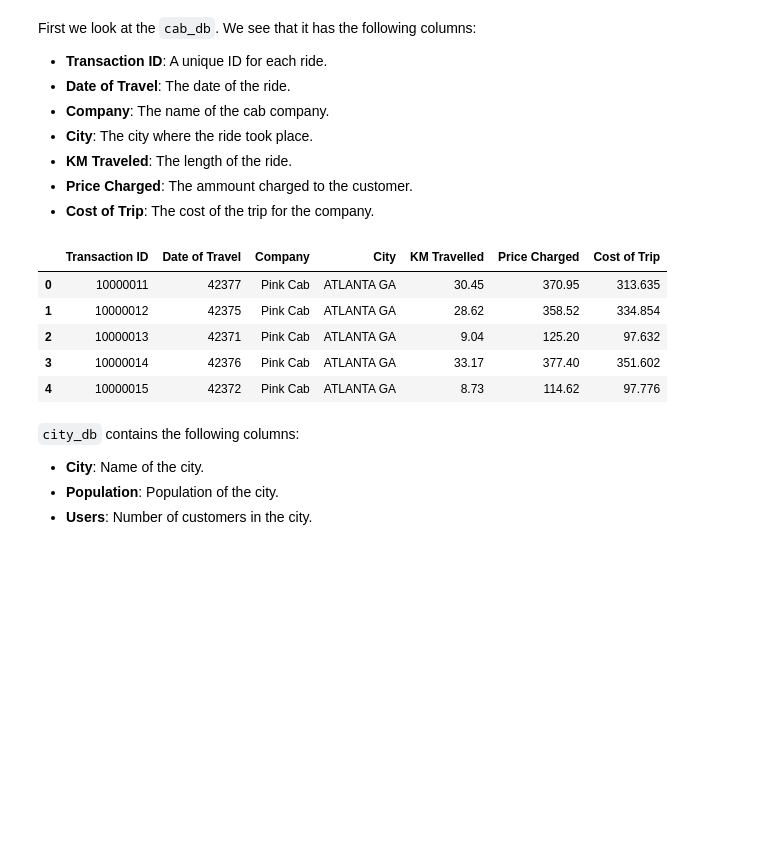
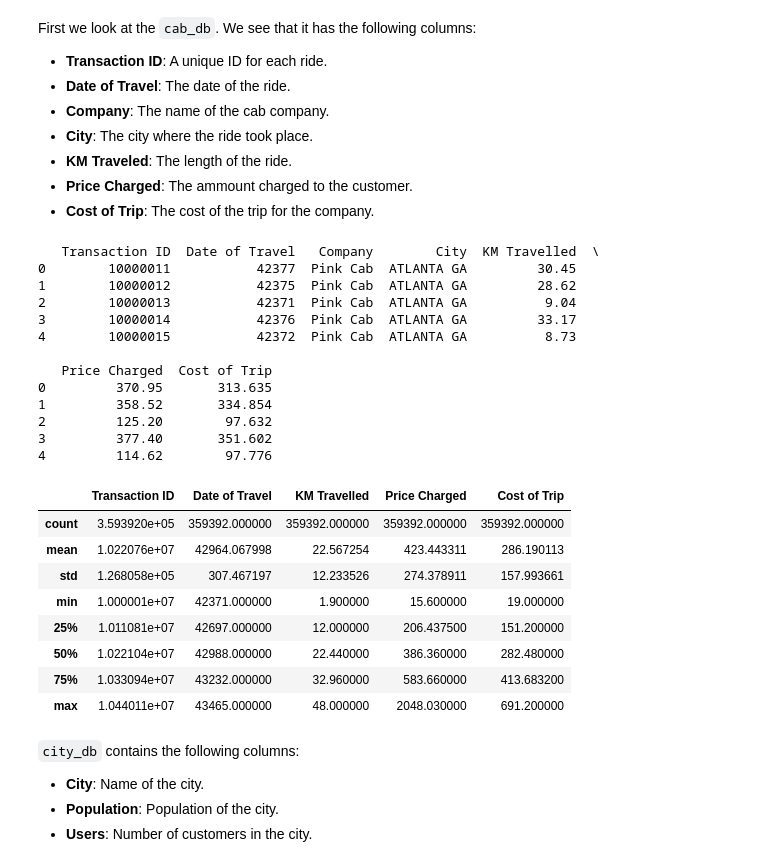
Before and after one commit to TheHamhams/taxi, a Jupyter notebook: taxi_notebook.ipynb, the cells around one changed output. Saved outputs shown, nothing was run; the diff lists cells and outputs as text; code cells hidden in the pictures; blank space fills up the shorter version.

```diff
--- a/taxi_notebook.ipynb
+++ b/taxi_notebook.ipynb
@@ -40,14 +39,31 @@ First we look at the `cab_db`. We see that it has the following columns:
 - **Price Charged**: The ammount charged to the customer.
 - **Cost of Trip**: The cost of the trip for the company.
 # %%
-cab_db.head()
+print(cab_db.head())
+cab_db.describe()
 # %% [output]
+   Transaction ID  Date of Travel   Company        City  KM Travelled  \
+0        10000011           42377  Pink Cab  ATLANTA GA         30.45
+1        10000012           42375  Pink Cab  ATLANTA GA         28.62
+2        10000013           42371  Pink Cab  ATLANTA GA          9.04
+3        10000014           42376  Pink Cab  ATLANTA GA         33.17
+4        10000015           42372  Pink Cab  ATLANTA GA          8.73
+
+   Price Charged  Cost of Trip
+0         370.95       313.635
+1         358.52       334.854
+2         125.20        97.632
+3         377.40       351.602
+4         114.62        97.776
-|  | Transaction ID | Date of Travel | Company | City | KM Travelled | Price Charged | Cost of Trip |
-| 0 | 10000011 | 42377 | Pink Cab | ATLANTA GA | 30.45 | 370.95 | 313.635 |
-| 1 | 10000012 | 42375 | Pink Cab | ATLANTA GA | 28.62 | 358.52 | 334.854 |
-| 2 | 10000013 | 42371 | Pink Cab | ATLANTA GA | 9.04 | 125.20 | 97.632 |
-| 3 | 10000014 | 42376 | Pink Cab | ATLANTA GA | 33.17 | 377.40 | 351.602 |
-| 4 | 10000015 | 42372 | Pink Cab | ATLANTA GA | 8.73 | 114.62 | 97.776 |
+|  | Transaction ID | Date of Travel | KM Travelled | Price Charged | Cost of Trip |
+| count | 3.593920e+05 | 359392.000000 | 359392.000000 | 359392.000000 | 359392.000000 |
+| mean | 1.022076e+07 | 42964.067998 | 22.567254 | 423.443311 | 286.190113 |
+| std | 1.268058e+05 | 307.467197 | 12.233526 | 274.378911 | 157.993661 |
+| min | 1.000001e+07 | 42371.000000 | 1.900000 | 15.600000 | 19.000000 |
+| 25% | 1.011081e+07 | 42697.000000 | 12.000000 | 206.437500 | 151.200000 |
+| 50% | 1.022104e+07 | 42988.000000 | 22.440000 | 386.360000 | 282.480000 |
+| 75% | 1.033094e+07 | 43232.000000 | 32.960000 | 583.660000 | 413.683200 |
+| max | 1.044011e+07 | 43465.000000 | 48.000000 | 2048.030000 | 691.200000 |
 # %% [markdown]
 `city_db` contains the following columns:
 
```
Also changed, not shown: parts of 6 cells of this notebook.
